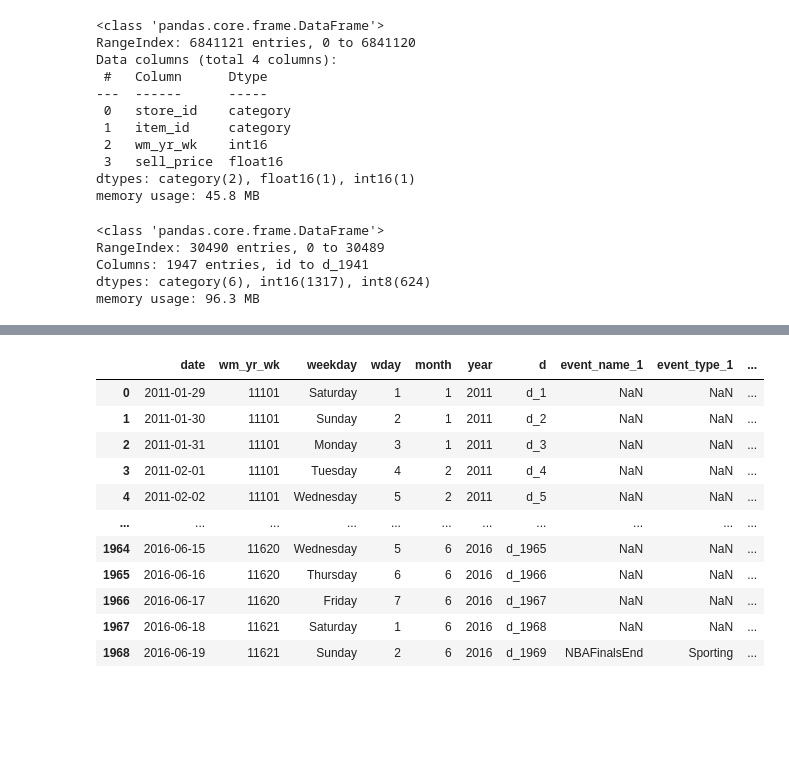
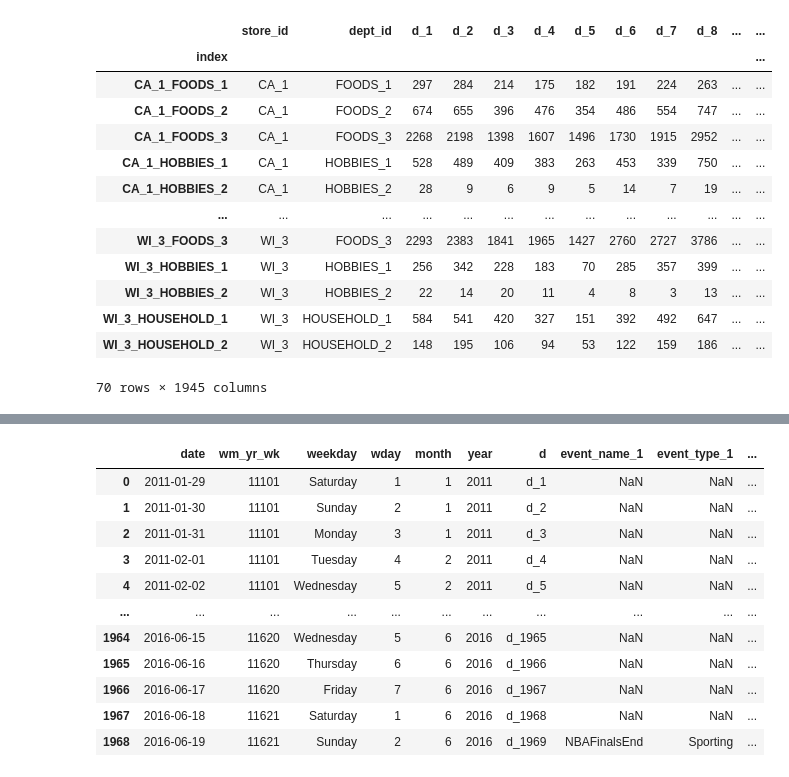
Before and after one commit to Kim-Ju-Hyeon/Temporal_Fusion_Transformer, a Jupyter notebook: M5_dataset_EDA.ipynb, the cells around one changed output, grey strips where cells are left out. Saved outputs shown, nothing was run; the diff lists cells and outputs as text; code cells hidden in the pictures; blank space fills up the shorter version.

```diff
--- a/M5_dataset_EDA.ipynb
+++ b/M5_dataset_EDA.ipynb
@@ -119,22 +57,44 @@ memory usage: 128.3 KB
-# %%
-prices.info()
-# %% [output]
-<class 'pandas.core.frame.DataFrame'>
-RangeIndex: 6841121 entries, 0 to 6841120
-Data columns (total 4 columns):
- #   Column      Dtype
----  ------      -----
- 0   store_id    category
- 1   item_id     category
- 2   wm_yr_wk    int16
- 3   sell_price  float16
-dtypes: category(2), float16(1), int16(1)
-memory usage: 45.8 MB
-# %%
-sales.info()
-# %% [output]
-<class 'pandas.core.frame.DataFrame'>
-RangeIndex: 30490 entries, 0 to 30489
-Columns: 1947 entries, id to d_1941
-dtypes: category(6), int16(1317), int8(624)
-memory usage: 96.3 MB
+# %%
+df = sales.groupby(['store_id', 'dept_id']).sum()
+
+index_list = df.index
+
+df.reset_index(inplace=True)
+
+
+idx_list = []
+state_list = []
+cat_list = []
+
+for i in range(len(index_list)):
+    idx = index_list[i][0] + '_' + index_list[i][1]
+    idx_list.append(idx)
+
+    state = df.iloc[i]['store_id'].split('_')
+    state_list.append(state[0])
+
+    cat = df.iloc[i]['dept_id'].split('_')
+    cat_list.append(cat[0])
+
+df['index'] = idx_list
+df.set_index('index', inplace=True)
+# %%
+df['state_id'] = state_list
+df['cat_id'] = cat_list
+# %%
+df
+# %% [output]
+|  | store_id | dept_id | d_1 | d_2 | d_3 | d_4 | d_5 | d_6 | d_7 | d_8 | ... | ... |
+| index |  |  |  |  |  |  |  |  |  |  |  | ... |
+| CA_1_FOODS_1 | CA_1 | FOODS_1 | 297 | 284 | 214 | 175 | 182 | 191 | 224 | 263 | ... | ... |
+| CA_1_FOODS_2 | CA_1 | FOODS_2 | 674 | 655 | 396 | 476 | 354 | 486 | 554 | 747 | ... | ... |
+| CA_1_FOODS_3 | CA_1 | FOODS_3 | 2268 | 2198 | 1398 | 1607 | 1496 | 1730 | 1915 | 2952 | ... | ... |
+| CA_1_HOBBIES_1 | CA_1 | HOBBIES_1 | 528 | 489 | 409 | 383 | 263 | 453 | 339 | 750 | ... | ... |
+| CA_1_HOBBIES_2 | CA_1 | HOBBIES_2 | 28 | 9 | 6 | 9 | 5 | 14 | 7 | 19 | ... | ... |
+| ... | ... | ... | ... | ... | ... | ... | ... | ... | ... | ... | ... | ... |
+| WI_3_FOODS_3 | WI_3 | FOODS_3 | 2293 | 2383 | 1841 | 1965 | 1427 | 2760 | 2727 | 3786 | ... | ... |
+| WI_3_HOBBIES_1 | WI_3 | HOBBIES_1 | 256 | 342 | 228 | 183 | 70 | 285 | 357 | 399 | ... | ... |
+| WI_3_HOBBIES_2 | WI_3 | HOBBIES_2 | 22 | 14 | 20 | 11 | 4 | 8 | 3 | 13 | ... | ... |
+| WI_3_HOUSEHOLD_1 | WI_3 | HOUSEHOLD_1 | 584 | 541 | 420 | 327 | 151 | 392 | 492 | 647 | ... | ... |
+| WI_3_HOUSEHOLD_2 | WI_3 | HOUSEHOLD_2 | 148 | 195 | 106 | 94 | 53 | 122 | 159 | 186 | ... | ... |
+70 rows × 1945 columns
```
Also changed, not shown: parts of 28 cells of this notebook.
